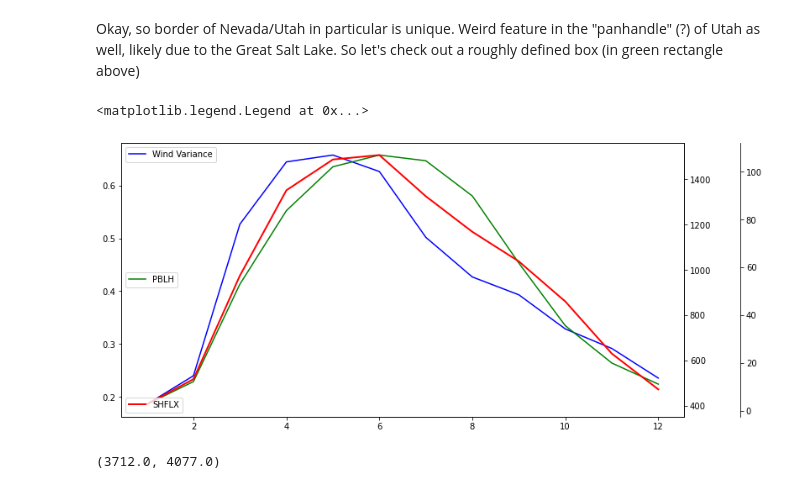
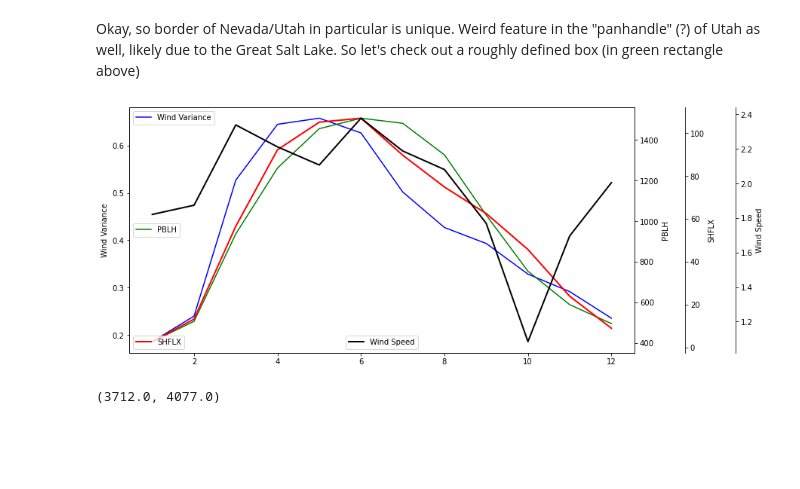
Before and after one commit to megandevlan/CLUBB_statistics, a Jupyter notebook: Regional_CombineUV.ipynb, the cells around one changed output. Saved outputs shown, nothing was run; the diff lists cells and outputs as text; code cells hidden in the pictures; blank space fills up the shorter version.

```diff
--- a/Regional_CombineUV.ipynb
+++ b/Regional_CombineUV.ipynb
@@ -1410,31 +1436,51 @@ monthlyLHFLX_rectMean   = np.nanmean(np.nanmean(monthlyLHFLX_rect,axis=2), axis=
 # %%
 # What does mean annual cycle look like?
 
 fig, ax1 = plt.subplots(1,1, figsize=(12, 6))
 
 ax1.plot(np.arange(12)+1, monthlyWindVar_rectMean,'b')
 ax2 = ax1.twinx()
 ax2.plot(np.arange(12)+1, monthlyPBLH_rectMean,'g')
 
 # Offset the right spine of par2.  The ticks and label have already been
 # placed on the right by twinx above.
 ax3 = ax1.twinx()
 ax3.spines["right"].set_position(("axes", 1.1))
 # Having been created by twinx, par2 has its frame off, so the line of its
 # detached spine is invisible.  First, activate the frame but make the patch
 # and spines invisible.
 make_patch_spines_invisible(ax3)
 # Second, show the right spine.
 ax3.spines["right"].set_visible(True)
 # Now plot
 p3, = ax3.plot(np.arange(12)+1,monthlySHFLX_rectMean,'r-', linewidth=2)
 
+# Plot mean wind speed too
+ax4 = ax1.twinx()
+ax4.spines["right"].set_position(("axes", 1.2))
+# Having been created by twinx, par2 has its frame off, so the line of its
+# detached spine is invisible.  First, activate the frame but make the patch
+# and spines invisible.
+make_patch_spines_invisible(ax4)
+# Second, show the right spine.
+ax4.spines["right"].set_visible(True)
+# Now plot
+p4, = ax4.plot(np.arange(12)+1,monthlyWindSpd_rectMean,'k-', linewidth=2)
+
+
 ax1.legend(['Wind Variance'],loc='upper left')
 ax2.legend(['PBLH'], loc='center left')
 ax3.legend(['SHFLX'], loc='lower left')
+ax4.legend(['Wind Speed'], loc='lower center')
+
+ax1.set_ylabel('Wind Variance')
+ax2.set_ylabel('PBLH')
+ax3.set_ylabel('SHFLX')
+ax4.set_ylabel('Wind Speed')
+
+plt.show()
 # %% [output]
-<matplotlib.legend.Legend at 0x...>
-[figure, old version]
+[figure, new version]
 # %%
 # Plot snippits of time series
 
```
Also changed, not shown: parts of 36 cells of this notebook, 1 other file.
